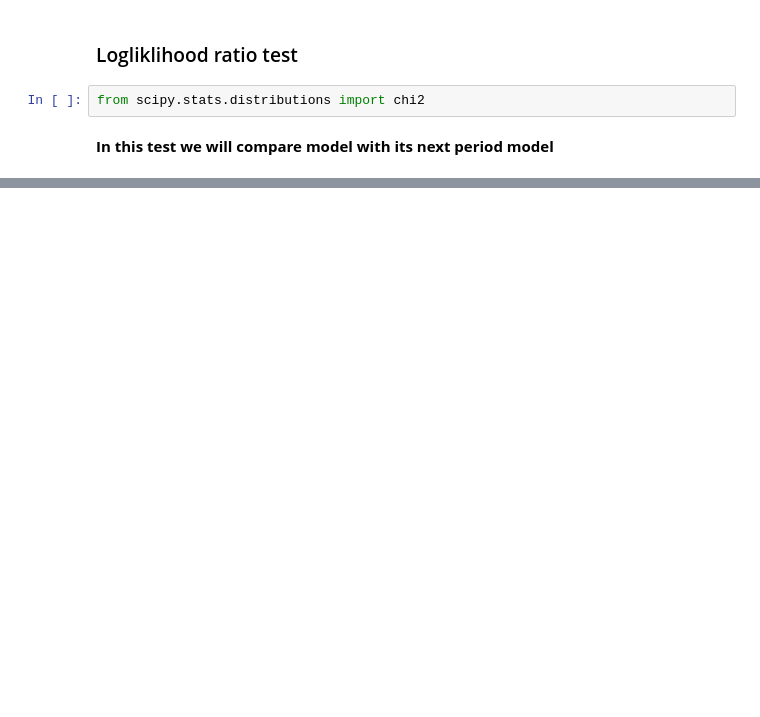
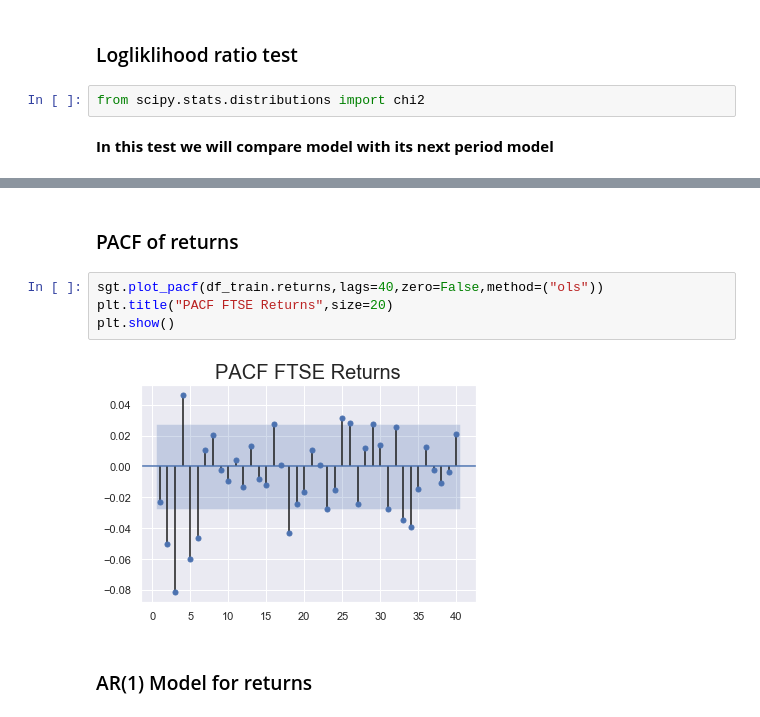
Before and after one commit to NMShihab/Time-Series-Analysis, a Jupyter notebook: All about Time Series .ipynb, the cells around one changed output, grey strips where cells are left out. Cells and saved outputs as stored; diff of their text form; blank space fills up the shorter version.

```diff
--- a/All about Time Series .ipynb
+++ b/All about Time Series .ipynb
@@ -623,0 +701,10 @@ LLR test between model_ar_8 and model_ar_9 :  0.288
+# %% [markdown]
+### PACF of returns
+# %%
+sgt.plot_pacf(df_train.returns,lags=40,zero=False,method=("ols"))
+plt.title("PACF FTSE Returns",size=20)
+plt.show()
+# %% [output]
+[figure, added]
+# %% [markdown]
+### AR(1) Model for returns
```
Also changed, not shown: parts of 31 cells of this notebook.
